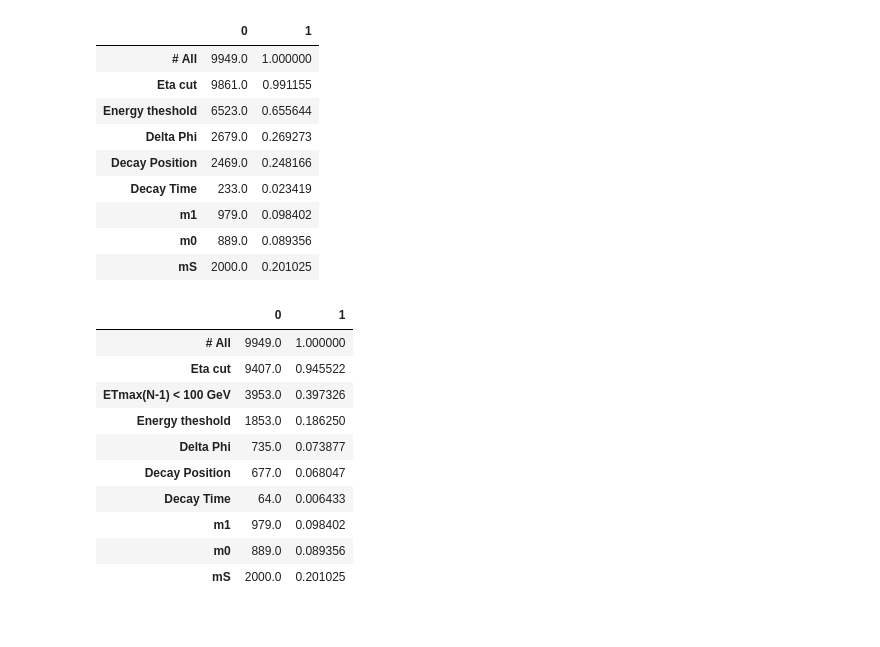
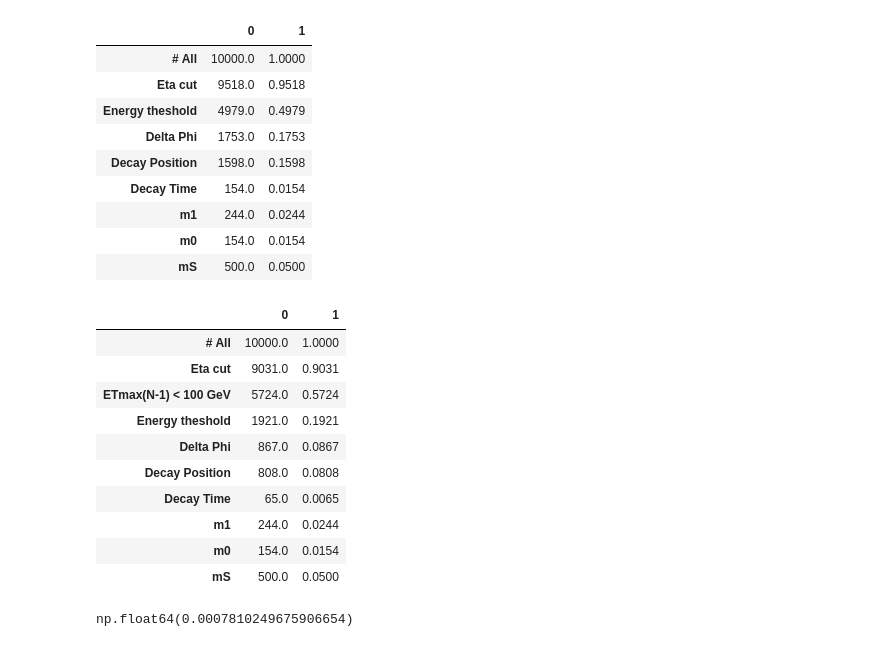
Before and after one commit to andlessa/back2futureTrigger, a Jupyter notebook: B2TF-Trigger/checkCutFlow.ipynb, the cells around one changed output. Drawn from its saved outputs; the diff is of its cells as text; code cells hidden in the pictures.

```diff
--- a/B2TF-Trigger/checkCutFlow.ipynb
+++ b/B2TF-Trigger/checkCutFlow.ipynb
@@ -1,8 +1,8 @@
 # %%
 import pandas as pd
 # %%
-file = '../pp2chi0chi0_minimalH_scan_jets/Events/run_01/ddmH_mS_2000_m1_979_dm_90_delphes_events_b2tf_cutFlow.csv'
-# file = '../pp2chi0chi0_minimalH_scan_jets/Events/run_02/ddmH_mS_1000_m1_489_dm_90_delphes_events_b2tf_cutFlow.csv'
+# file = '../pp2chi0chi0_minimalH_scan_jets/Events/run_01/ddmH_mS_2000_m1_979_dm_90_delphes_events_b2tf_cutFlow.csv'
+file = '../pp2chi0chi0_minimalH_scan_jets/Events/run_03/ddmH_mS_500_m1_244_dm_90_delphes_events_b2tf_cutFlow.csv'
 # file = '../pp2chi0chi0J_minimalH_scan/Events/run_02/ddmH_mS_2000_m1_979_dm_90_delphes_events_b2tf_cutFlow.csv'
 
 cutDF = pd.read_csv(file,skiprows=2)
@@ -15,37 +15,42 @@ cutDF2 = pd.concat([cutDF, df_the_dict], ignore_index=True)
 cutDF2.T
 # %% [output]
 |  | 0 | 1 |
-| # All | 9949.0 | 1.000000 |
-| Eta cut | 9861.0 | 0.991155 |
-| Energy theshold | 6523.0 | 0.655644 |
-| Delta Phi | 2679.0 | 0.269273 |
-| Decay Position | 2469.0 | 0.248166 |
-| Decay Time | 233.0 | 0.023419 |
-| m1 | 979.0 | 0.098402 |
-| m0 | 889.0 | 0.089356 |
-| mS | 2000.0 | 0.201025 |
+| # All | 10000.0 | 1.0000 |
+| Eta cut | 9518.0 | 0.9518 |
+| Energy theshold | 4979.0 | 0.4979 |
+| Delta Phi | 1753.0 | 0.1753 |
+| Decay Position | 1598.0 | 0.1598 |
+| Decay Time | 154.0 | 0.0154 |
+| m1 | 244.0 | 0.0244 |
+| m0 | 154.0 | 0.0154 |
+| mS | 500.0 | 0.0500 |
 # %%
-file2 = '../pp2chi0chi0_minimalH_scan_jets/Events/run_01/ddmH_mS_2000_m1_979_dm_90_delphes_events_b2tf_cutFlow_v2.csv'
-# file2 = '../pp2chi0chi0_minimalH_scan_jets/Events/run_02/ddmH_mS_1000_m1_489_dm_90_delphes_events_b2tf_cutFlow_v2.csv'
+# file2 = '../pp2chi0chi0_minimalH_scan_jets/Events/run_01/ddmH_mS_2000_m1_979_dm_90_delphes_events_b2tf_cutFlow_v2.csv'
+file2 = '../pp2chi0chi0_minimalH_scan_jets/Events/run_03/ddmH_mS_500_m1_244_dm_90_delphes_events_b2tf_cutFlow_v2.csv'
 # file2 = '../pp2chi0chi0J_minimalH_scan/Events/run_02/ddmH_mS_2000_m1_979_dm_90_delphes_events_b2tf_cutFlow_v2.csv'
 
 cutDF = pd.read_csv(file2,skiprows=2)
 newRow = {}
 for key in cutDF.columns:
     newRow[key] = [float(cutDF[key].iloc[0]/cutDF['# All'].iloc[0])]
 df_the_dict = pd.DataFrame.from_dict(newRow)
 
 cutDF2 = pd.concat([cutDF, df_the_dict], ignore_index=True)
 cutDF2.T
 # %% [output]
 |  | 0 | 1 |
-| # All | 9949.0 | 1.000000 |
-| Eta cut | 9407.0 | 0.945522 |
-| ETmax(N-1) < 100 GeV | 3953.0 | 0.397326 |
-| Energy theshold | 1853.0 | 0.186250 |
-| Delta Phi | 735.0 | 0.073877 |
-| Decay Position | 677.0 | 0.068047 |
-| Decay Time | 64.0 | 0.006433 |
-| m1 | 979.0 | 0.098402 |
-| m0 | 889.0 | 0.089356 |
-| mS | 2000.0 | 0.201025 |
+| # All | 10000.0 | 1.0000 |
+| Eta cut | 9031.0 | 0.9031 |
+| ETmax(N-1) < 100 GeV | 5724.0 | 0.5724 |
+| Energy theshold | 1921.0 | 0.1921 |
+| Delta Phi | 867.0 | 0.0867 |
+| Decay Position | 808.0 | 0.0808 |
+| Decay Time | 65.0 | 0.0065 |
+| m1 | 244.0 | 0.0244 |
+| m0 | 154.0 | 0.0154 |
+| mS | 500.0 | 0.0500 |
+# %%
+import numpy as  np
+np.sqrt(61.0)/10000
+# %% [output]
+np.float64(0.0007810249675906654)
```
Also changed, not shown: 3 other files.
